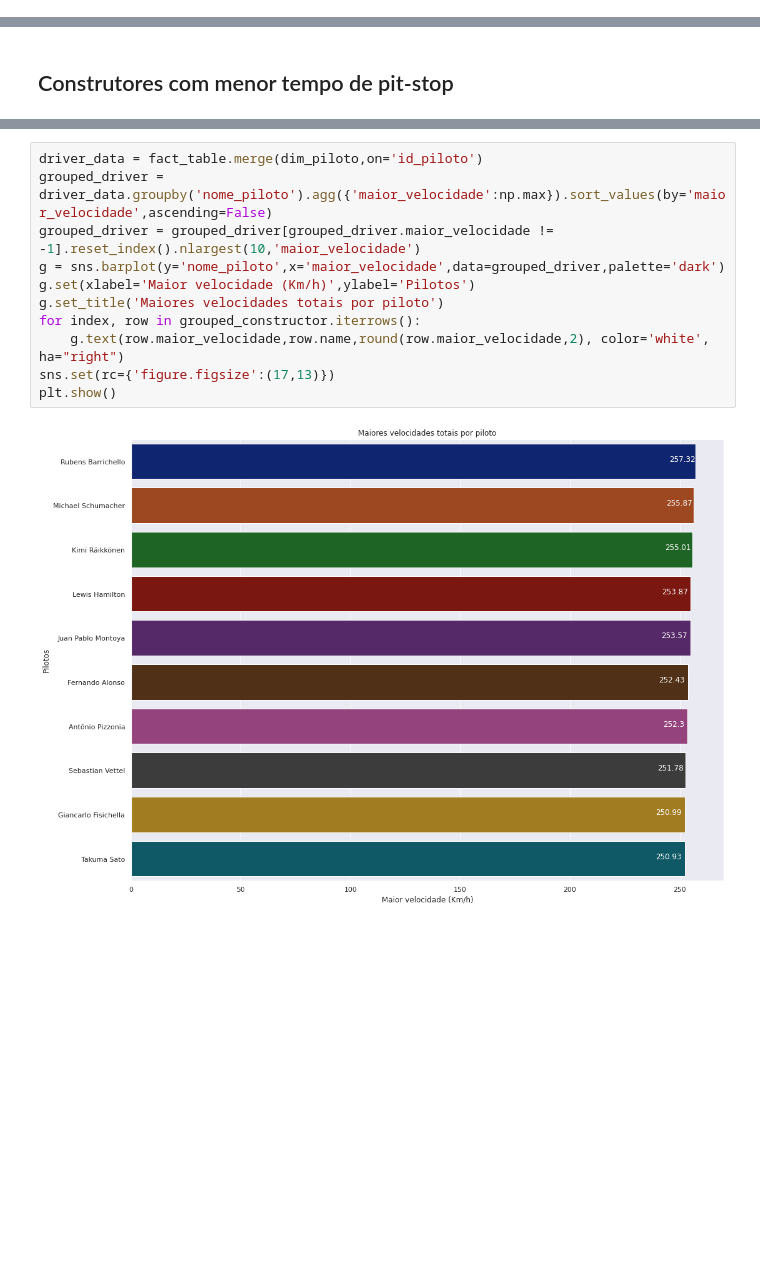
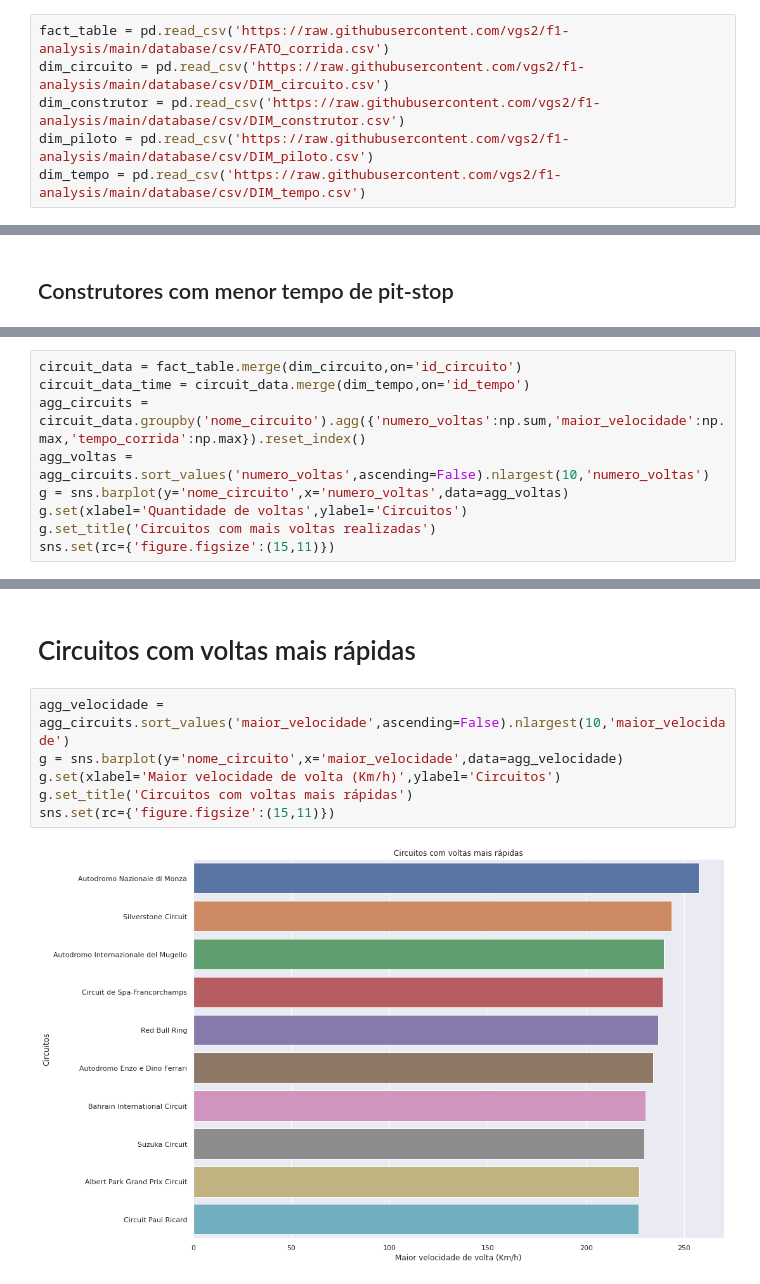
Before and after one commit to vgs2/f1-analysis, a Jupyter notebook: Apresentação_Accenture.ipynb, the cells around one changed output, grey strips where cells are left out. Drawn from its saved outputs; the diff is of its cells as text; blank space fills up the shorter version.

```diff
--- a/Apresentação_Accenture.ipynb
+++ b/Apresentação_Accenture.ipynb
@@ -66,0 +94,6 @@ def dropdown_construtor_eventhandler(change):
+# %%
+fact_table = pd.read_csv('https://raw.githubusercontent.com/vgs2/f1-analysis/main/database/csv/FATO_corrida.csv')
+dim_circuito = pd.read_csv('https://raw.githubusercontent.com/vgs2/f1-analysis/main/database/csv/DIM_circuito.csv')
+dim_construtor = pd.read_csv('https://raw.githubusercontent.com/vgs2/f1-analysis/main/database/csv/DIM_construtor.csv')
+dim_piloto = pd.read_csv('https://raw.githubusercontent.com/vgs2/f1-analysis/main/database/csv/DIM_piloto.csv')
+dim_tempo = pd.read_csv('https://raw.githubusercontent.com/vgs2/f1-analysis/main/database/csv/DIM_tempo.csv')
@@ -125,0 +423,9 @@ plt.show()
+# %%
+circuit_data = fact_table.merge(dim_circuito,on='id_circuito')
+circuit_data_time = circuit_data.merge(dim_tempo,on='id_tempo')
+agg_circuits = circuit_data.groupby('nome_circuito').agg({'numero_voltas':np.sum,'maior_velocidade':np.max,'tempo_corrida':np.max}).reset_index()
+agg_voltas = agg_circuits.sort_values('numero_voltas',ascending=False).nlargest(10,'numero_voltas')
+g = sns.barplot(y='nome_circuito',x='numero_voltas',data=agg_voltas)
+g.set(xlabel='Quantidade de voltas',ylabel='Circuitos')
+g.set_title('Circuitos com mais voltas realizadas')
+sns.set(rc={'figure.figsize':(15,11)})
@@ -126,13 +434,10 @@ plt.show()
+# %% [markdown]
+# Circuitos com voltas mais rápidas
 # %%
-driver_data = fact_table.merge(dim_piloto,on='id_piloto')
-grouped_driver = driver_data.groupby('nome_piloto').agg({'maior_velocidade':np.max}).sort_values(by='maior_velocidade',ascending=False)
-grouped_driver = grouped_driver[grouped_driver.maior_velocidade != -1].reset_index().nlargest(10,'maior_velocidade')
-g = sns.barplot(y='nome_piloto',x='maior_velocidade',data=grouped_driver,palette='dark')
-g.set(xlabel='Maior velocidade (Km/h)',ylabel='Pilotos')
-g.set_title('Maiores velocidades totais por piloto')
-for index, row in grouped_constructor.iterrows():
-    g.text(row.maior_velocidade,row.name,round(row.maior_velocidade,2), color='white', ha="right")
-sns.set(rc={'figure.figsize':(17,13)})
-plt.show()
+agg_velocidade = agg_circuits.sort_values('maior_velocidade',ascending=False).nlargest(10,'maior_velocidade')
+g = sns.barplot(y='nome_circuito',x='maior_velocidade',data=agg_velocidade)
+g.set(xlabel='Maior velocidade de volta (Km/h)',ylabel='Circuitos')
+g.set_title('Circuitos com voltas mais rápidas')
+sns.set(rc={'figure.figsize':(15,11)})
 # %% [output]
-[figure, old version]
+[figure, new version]
```
Also changed, not shown: parts of 71 cells of this notebook.
